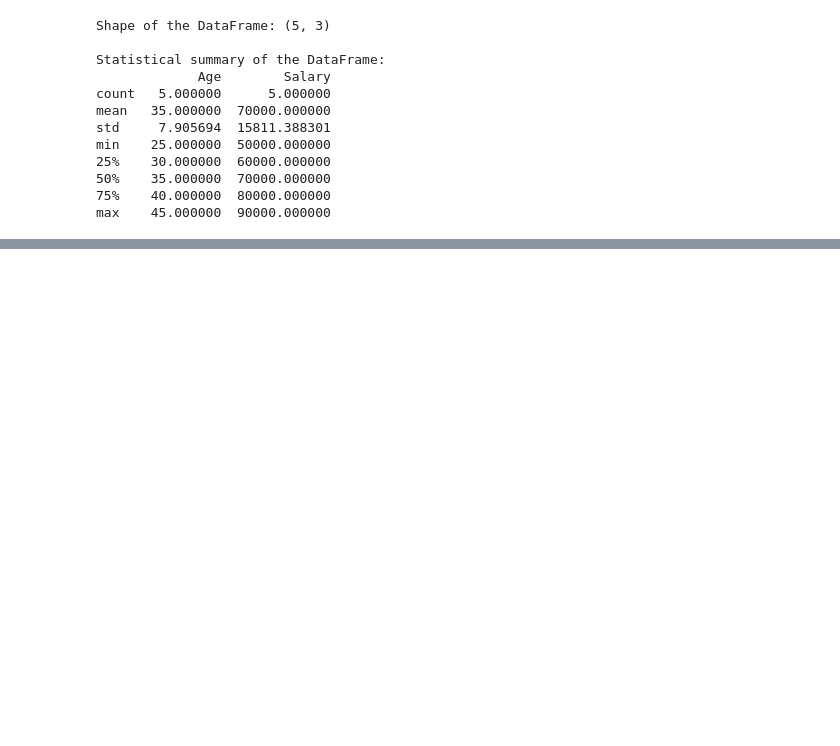
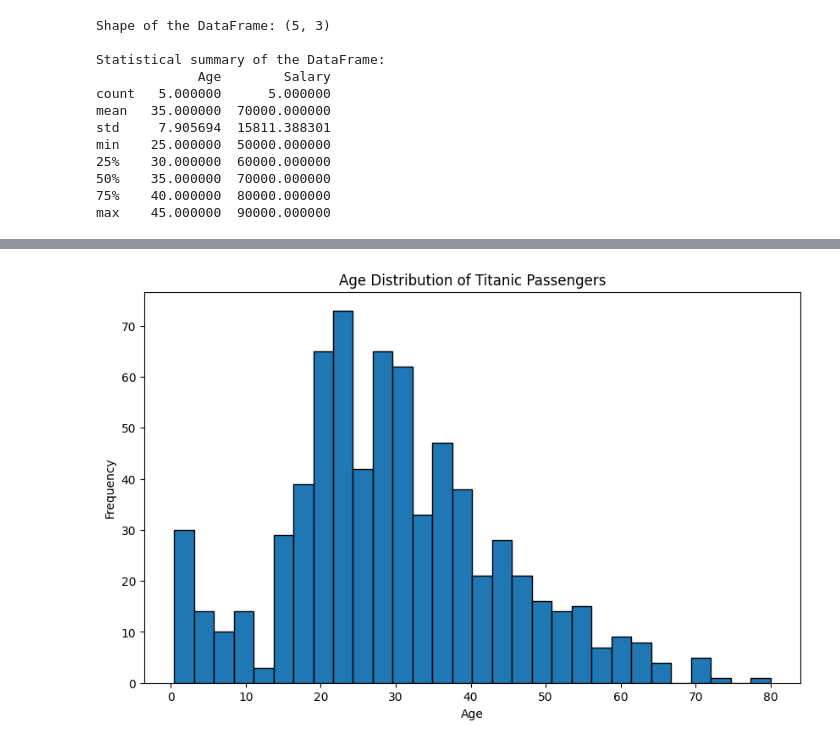
Before and after one commit to HayatAbdulfetah/CSEC_CPD, a Jupyter notebook: Untitled3.ipynb, the cells around one changed output, grey strips where cells are left out. Saved outputs shown, nothing was run; the diff lists cells and outputs as text; code cells hidden in the pictures; blank space fills up the shorter version.

```diff
--- a/Untitled3.ipynb
+++ b/Untitled3.ipynb
@@ -76,0 +193,18 @@ max    45.000000  90000.000000
+# %%
+import pandas as pd
+import seaborn as sns
+import matplotlib.pyplot as plt
+
+# Load the Titanic dataset
+titanic_df = sns.load_dataset('titanic')
+
+# Plotting the histogram for the 'Age' column
+plt.figure(figsize=(10, 6))
+titanic_df['age'].hist(bins=30, edgecolor='black')
+plt.title('Age Distribution of Titanic Passengers')
+plt.xlabel('Age')
+plt.ylabel('Frequency')
+plt.grid(False)
+plt.show()
+# %% [output]
+[figure, added]
```
Also changed, not shown: parts of 13 cells of this notebook.
